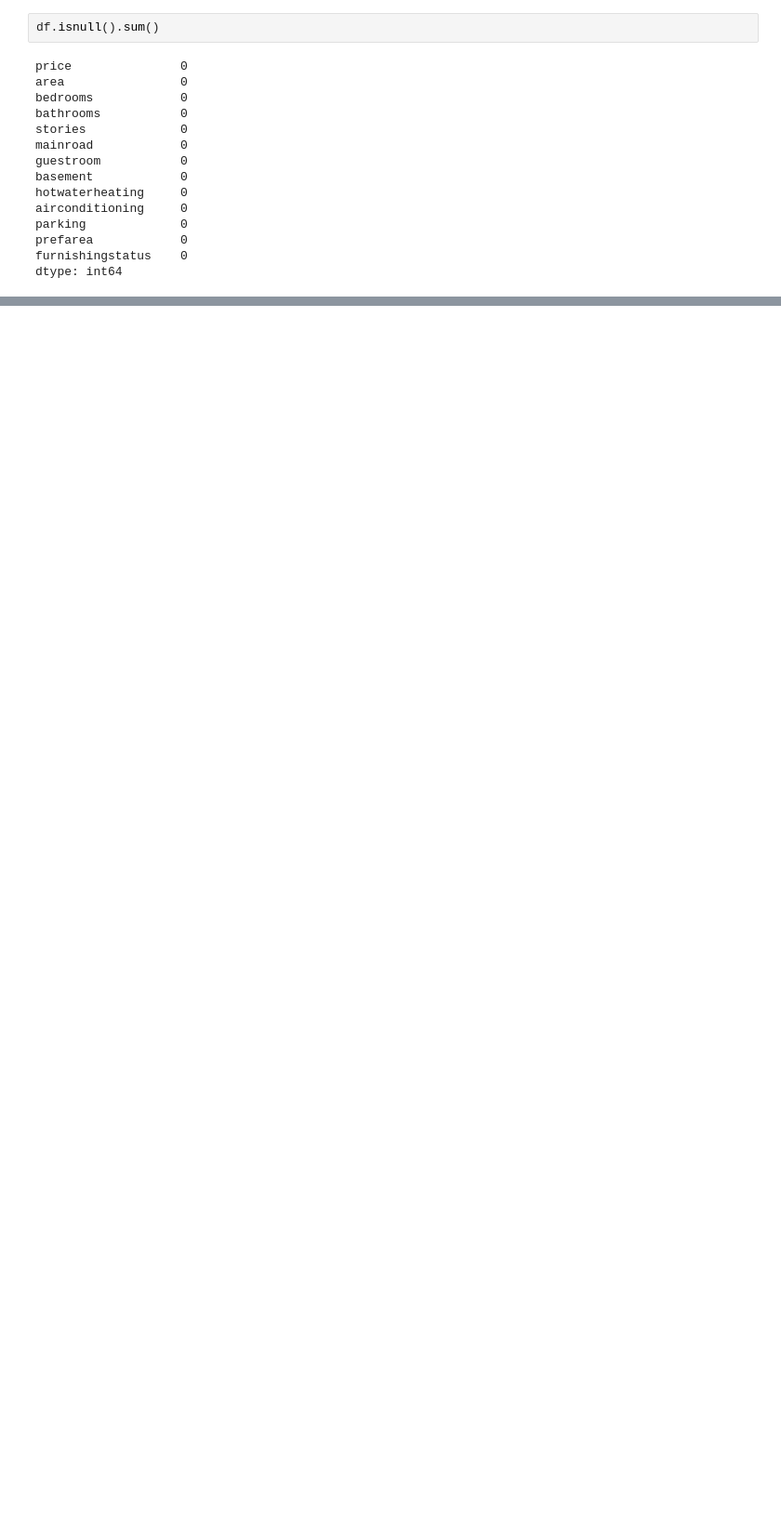
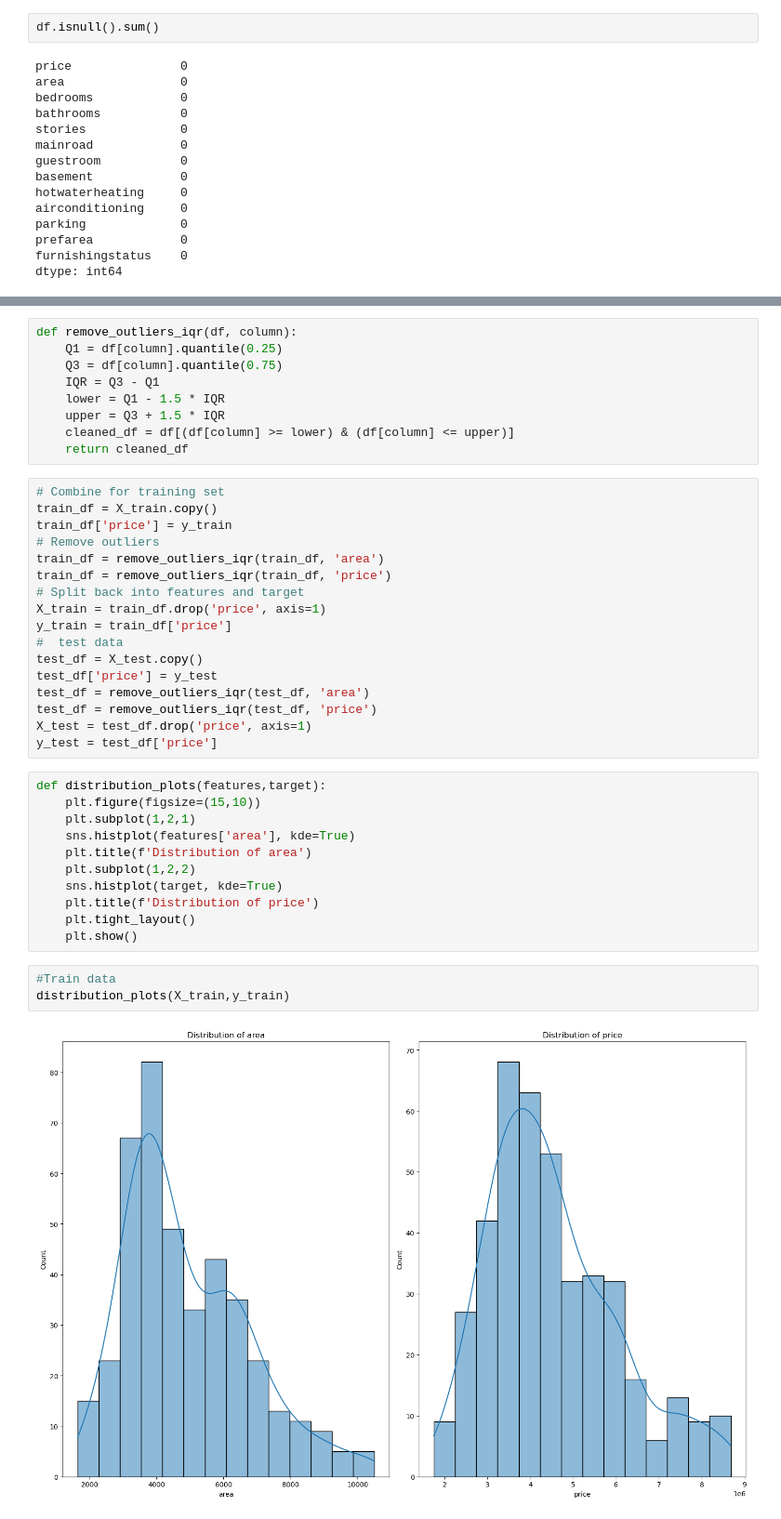
Before and after one commit to AshvittaS/House-Price-prediction, a Jupyter notebook: house-Price.ipynb, the cells around one changed output, grey strips where cells are left out. Shown at 93% size. Saved outputs shown, nothing was run; the diff lists cells and outputs as text; blank space fills up the shorter version.

```diff
--- a/house-Price.ipynb
+++ b/house-Price.ipynb
@@ -94,0 +145,42 @@ print('Test MAE:', mean_absolute_error(y_test, preds))
+# %%
+def remove_outliers_iqr(df, column):
+    Q1 = df[column].quantile(0.25)
+    Q3 = df[column].quantile(0.75)
+    IQR = Q3 - Q1
+    lower = Q1 - 1.5 * IQR
+    upper = Q3 + 1.5 * IQR
+    cleaned_df = df[(df[column] >= lower) & (df[column] <= upper)]
+    return cleaned_df
+# %%
+# Combine for training set
+train_df = X_train.copy()
+train_df['price'] = y_train
+# Remove outliers
+train_df = remove_outliers_iqr(train_df, 'area')
+train_df = remove_outliers_iqr(train_df, 'price')
+# Split back into features and target
+X_train = train_df.drop('price', axis=1)
+y_train = train_df['price']
+#  test data
+test_df = X_test.copy()
+test_df['price'] = y_test
+test_df = remove_outliers_iqr(test_df, 'area')
+test_df = remove_outliers_iqr(test_df, 'price')
+X_test = test_df.drop('price', axis=1)
+y_test = test_df['price']
+# %%
+def distribution_plots(features,target):
+    plt.figure(figsize=(15,10))
+    plt.subplot(1,2,1)
+    sns.histplot(features['area'], kde=True)
+    plt.title(f'Distribution of area')
+    plt.subplot(1,2,2)
+    sns.histplot(target, kde=True)
+    plt.title(f'Distribution of price')
+    plt.tight_layout()
+    plt.show()
+# %%
+#Train data
+distribution_plots(X_train,y_train)
+# %% [output]
+[figure, added]
```
Also changed, not shown: parts of 24 cells of this notebook, 2 other files.
